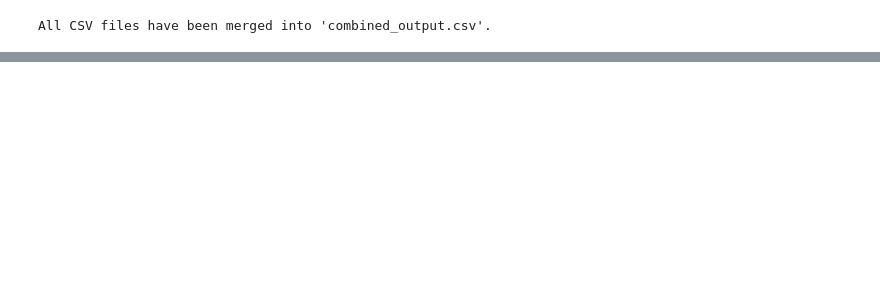
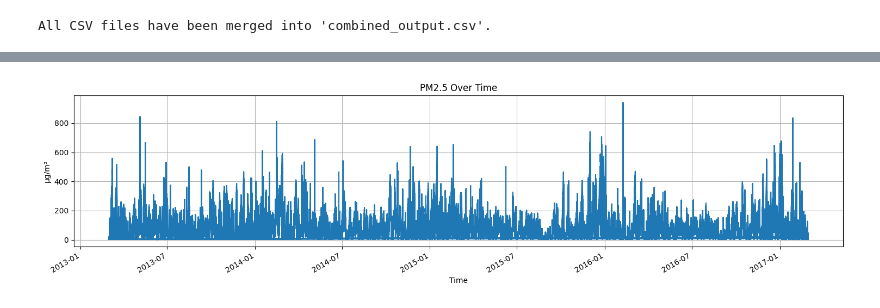
Before and after one commit to Usamah-Abdullateef/Air-Pollution_-Data-Analysis, a Jupyter notebook: Data_Analysis_test_code.ipynb, the cells around one changed output, grey strips where cells are left out. Drawn from its saved outputs; the diff is of its cells as text; code cells hidden in the pictures; blank space fills up the shorter version.

```diff
--- a/Data_Analysis_test_code.ipynb
+++ b/Data_Analysis_test_code.ipynb
@@ -105,0 +242,4 @@ df.head()
+# %%
+if 'year' in df.columns and 'month' in df.columns and 'day' in df.columns and 'hour' in df.columns:
+    df['datetime'] = pd.to_datetime(df[['year', 'month', 'day', 'hour']])
+    df.set_index('datetime', inplace=True)
@@ -105,0 +266,11 @@ df.head()
+# %%
+plt.figure(figsize=(15, 4))
+df['PM2.5'].plot()
+plt.title('PM2.5 Over Time')
+plt.ylabel('µg/m³')
+plt.xlabel('Time')
+plt.grid(True)
+plt.tight_layout()
+plt.show()
+# %% [output]
+[figure, added]
```
Also changed, not shown: parts of 16 cells of this notebook.
